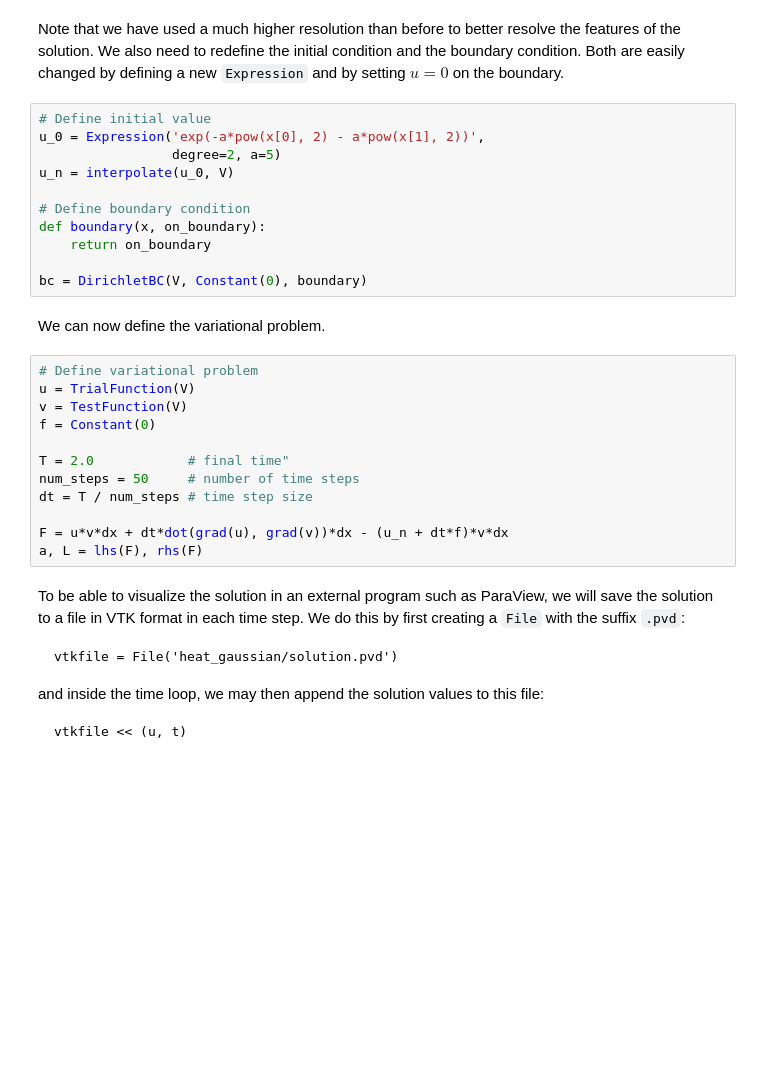
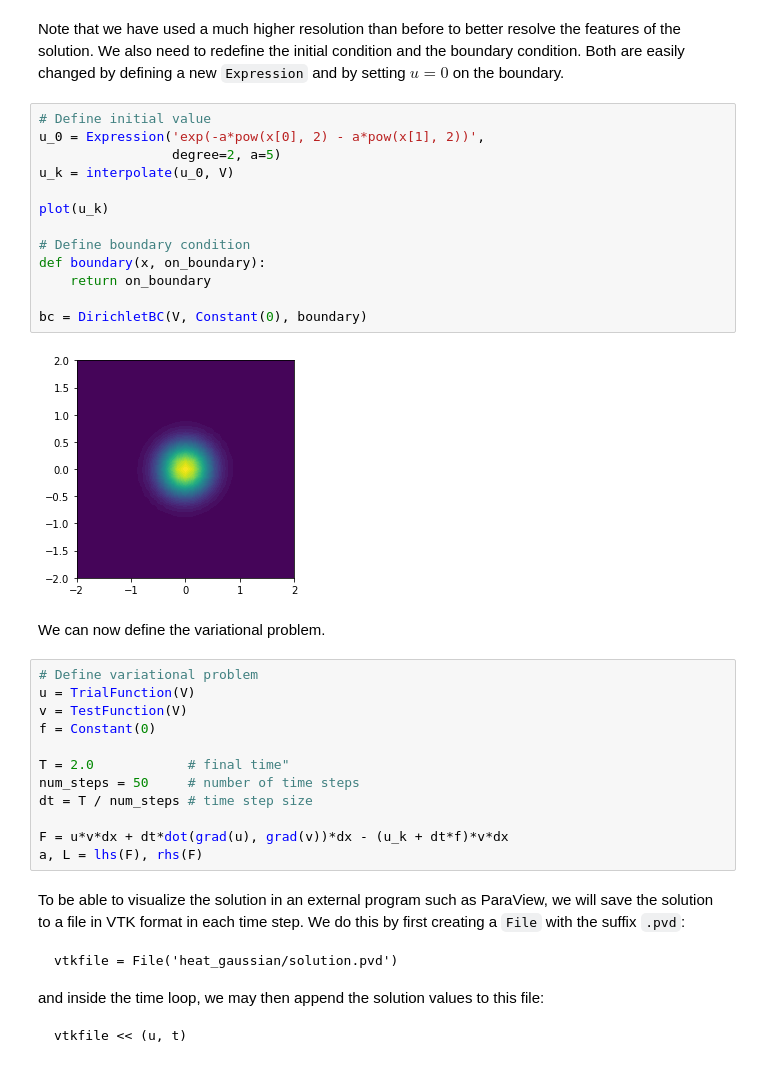
Before and after one commit to unifem/fenics-notes, a Jupyter notebook: notebooks/heat-equation.ipynb, the cells around one changed output. Drawn from its saved outputs; the diff is of its cells as text; blank space fills up the shorter version.

```diff
--- a/notebooks/heat-equation.ipynb
+++ b/notebooks/heat-equation.ipynb
@@ -345,14 +365,18 @@ defining a new `Expression` and by setting $u = 0$ on the boundary.
 # %%
 # Define initial value
 u_0 = Expression('exp(-a*pow(x[0], 2) - a*pow(x[1], 2))',
                  degree=2, a=5)
-u_n = interpolate(u_0, V)
+u_k = interpolate(u_0, V)
+
+plot(u_k)
 
 # Define boundary condition
 def boundary(x, on_boundary):
     return on_boundary
 
 bc = DirichletBC(V, Constant(0), boundary)
+# %% [output]
+[figure, added]
 # %% [markdown]
 We can now define the variational problem.
 # %%
@@ -365,7 +389,7 @@ T = 2.0            # final time"
 num_steps = 50     # number of time steps
 dt = T / num_steps # time step size
 
-F = u*v*dx + dt*dot(grad(u), grad(v))*dx - (u_n + dt*f)*v*dx
+F = u*v*dx + dt*dot(grad(u), grad(v))*dx - (u_k + dt*f)*v*dx
 a, L = lhs(F), rhs(F)
 # %% [markdown]
 To be able to visualize the solution in an external program such as
```
Also changed, not shown: parts of 24 cells of this notebook.
